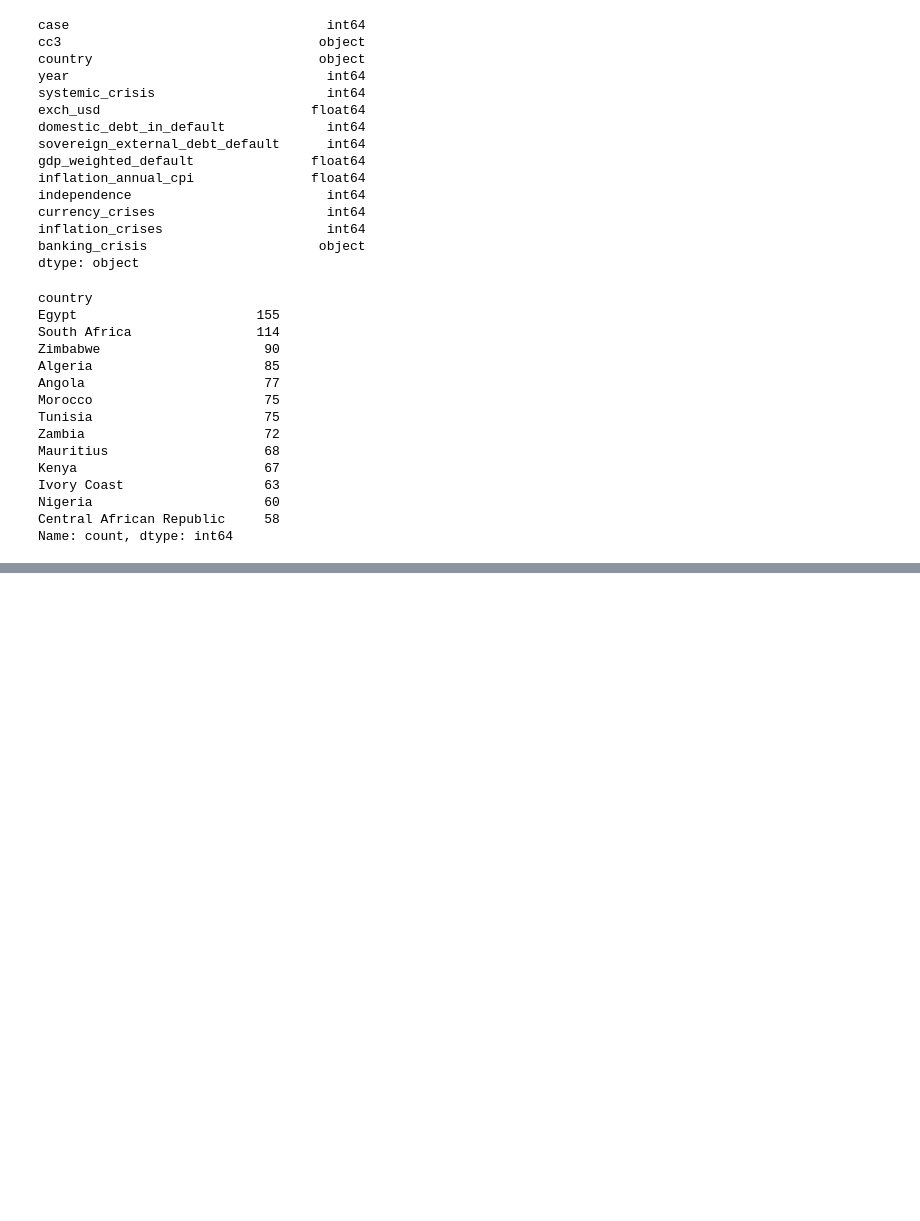
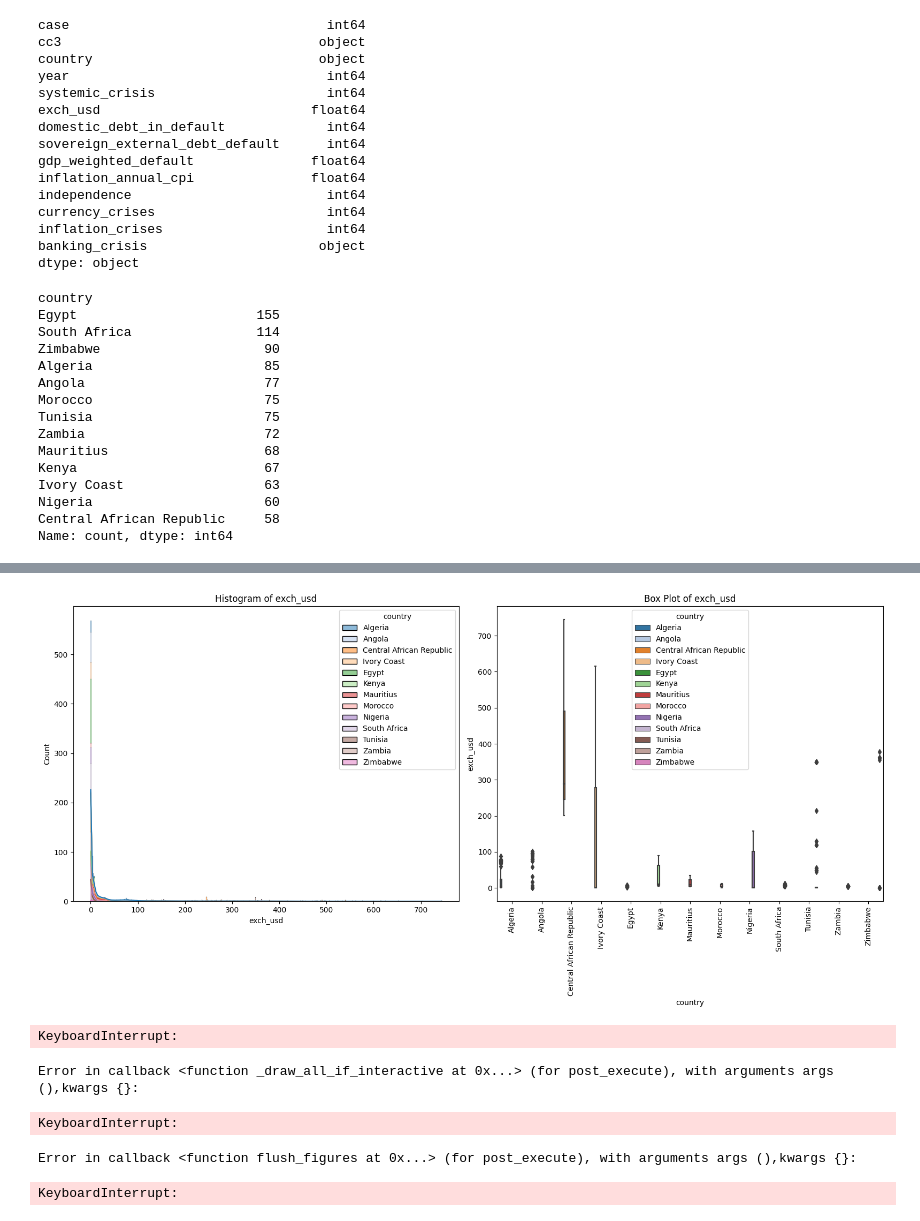
Before and after one commit to 0nserio/african_crises, a Jupyter notebook: africa-economic-banking-and-systemic-crisis-data.ipynb, the cells around one changed output, grey strips where cells are left out. Drawn from its saved outputs; the diff is of its cells as text; code cells hidden in the pictures; blank space fills up the shorter version.

```diff
--- a/africa-economic-banking-and-systemic-crisis-data.ipynb
+++ b/africa-economic-banking-and-systemic-crisis-data.ipynb
@@ -137,0 +199,46 @@ Name: count, dtype: int64
+# %%
+# countries for analysis
+selected_countries = [
+    'Algeria', 'Angola', 'Central African Republic', 'Ivory Coast',
+    'Egypt', 'Kenya', 'Mauritius', 'Morocco', 'Nigeria',
+    'South Africa', 'Tunisia', 'Zambia', 'Zimbabwe'
+]
+
+# Filter the dataset for the selected countries
+df_selected = df[df['country'].isin(selected_countries)]
+
+# Columns to analyze
+columns_to_analyze = [
+    'exch_usd', 'inflation_annual_cpi', 'gdp_weighted_default',
+    'domestic_debt_in_default', 'sovereign_external_debt_default',
+    'systemic_crisis', 'currency_crises', 'inflation_crises', 'banking_crisis'
+]
+
+# Create histograms and box plots
+def plot_histograms_and_boxplots(column):
+    plt.figure(figsize=(16, 8))
+
+    # Histogram
+    plt.subplot(1, 2, 1)
+    sns.histplot(data=df_selected, x=column, hue='country', multiple='stack', palette='tab20', kde=True)
+    plt.title(f'Histogram of {column}')
+
+    # Box plot
+    plt.subplot(1, 2, 2)
+    sns.boxplot(data=df_selected, x='country', y=column,hue = 'country',  palette='tab20')
+    plt.title(f'Box Plot of {column}')
+    plt.xticks(rotation=90)
+
+    plt.tight_layout()
+    plt.show()
+
+# Plot histograms and box plots for each column
+for column in columns_to_analyze:
+    plot_histograms_and_boxplots(column)
+# %% [output]
+[figure, added]
+KeyboardInterrupt:
+Error in callback <function _draw_all_if_interactive at 0x...> (for post_execute), with arguments args (),kwargs {}:
+KeyboardInterrupt:
+Error in callback <function flush_figures at 0x...> (for post_execute), with arguments args (),kwargs {}:
+KeyboardInterrupt:
```
Also changed, not shown: parts of 13 cells of this notebook.
